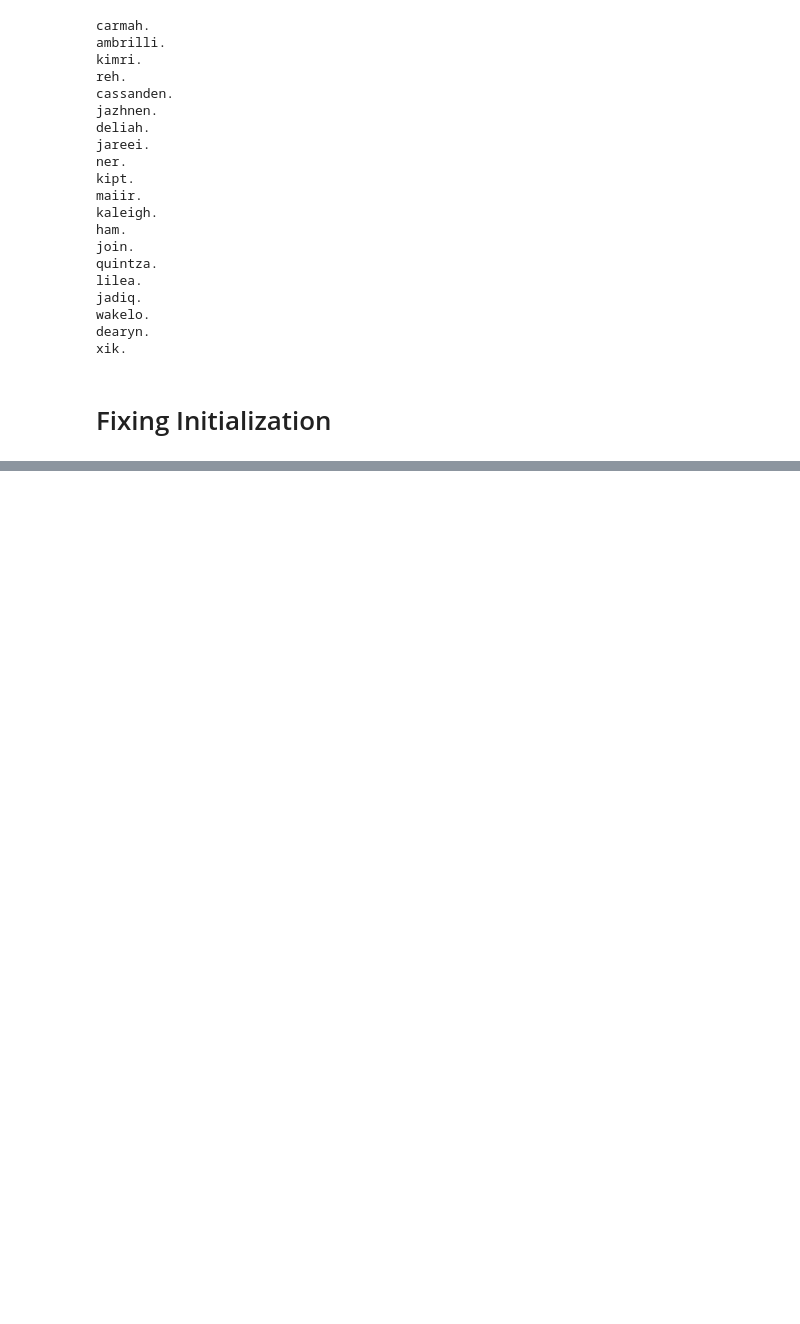
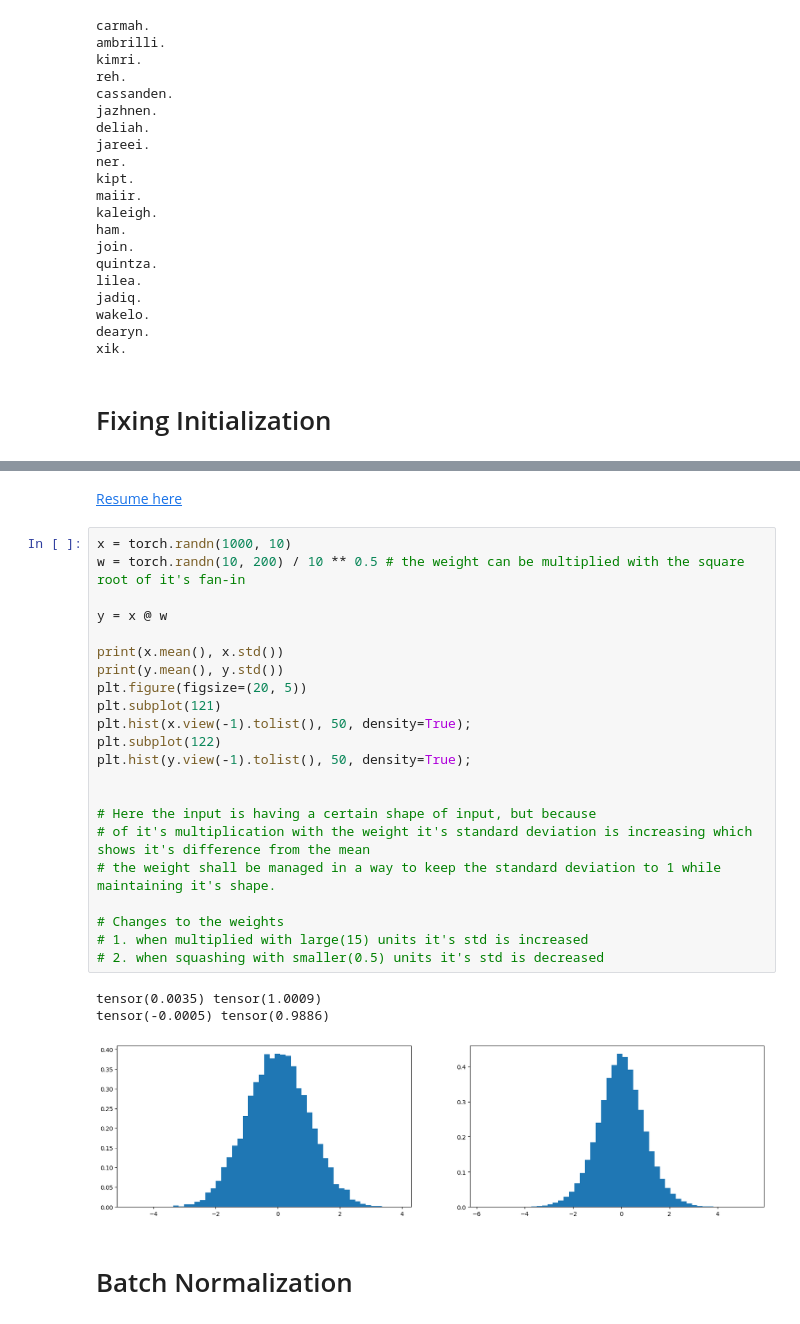
Before and after one commit to anirban-1009/Learning-MachineLearning, a Jupyter notebook: mlp2.ipynb, the cells around one changed output, grey strips where cells are left out. Drawn from its saved outputs; the diff is of its cells as text; blank space fills up the shorter version.

```diff
--- a/mlp2.ipynb
+++ b/mlp2.ipynb
@@ -293,0 +296,30 @@ val 2.0972628593444824
+# %% [markdown]
+[Resume here](https://youtu.be/P6sfmUTpUmc?t=1546)
+# %%
+x = torch.randn(1000, 10)
+w = torch.randn(10, 200) / 10 ** 0.5 # the weight can be multiplied with the square root of it's fan-in
+
+y = x @ w
+
+print(x.mean(), x.std())
+print(y.mean(), y.std())
+plt.figure(figsize=(20, 5))
+plt.subplot(121)
+plt.hist(x.view(-1).tolist(), 50, density=True);
+plt.subplot(122)
+plt.hist(y.view(-1).tolist(), 50, density=True);
+
+
+# Here the input is having a certain shape of input, but because
+# of it's multiplication with the weight it's standard deviation is increasing which shows it's difference from the mean
+# the weight shall be managed in a way to keep the standard deviation to 1 while maintaining it's shape.
+
+# Changes to the weights
+# 1. when multiplied with large(15) units it's std is increased
+# 2. when squashing with smaller(0.5) units it's std is decreased
+# %% [output]
+tensor(0.0035) tensor(1.0009)
+tensor(-0.0005) tensor(0.9886)
+[figure, added]
+# %% [markdown]
+# Batch Normalization
```
Also changed, not shown: parts of 16 cells of this notebook, 2 other files.
